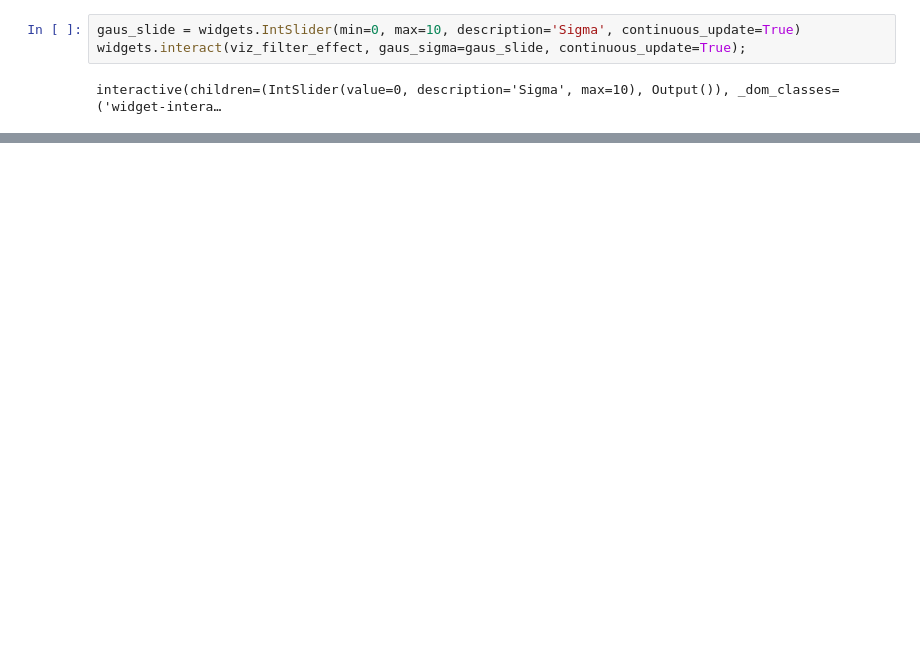
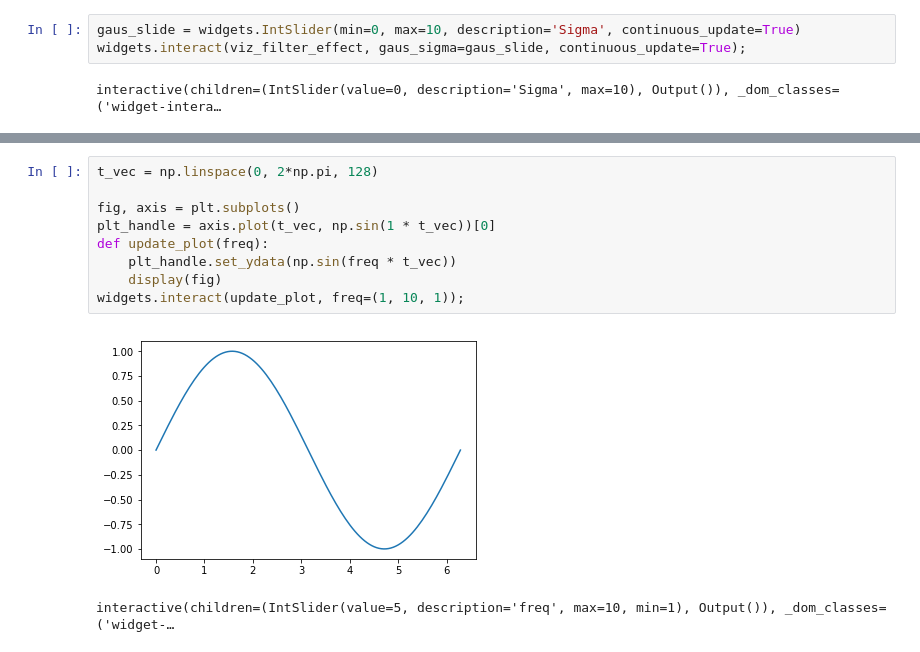
Before and after one commit to pycroscopy/CNMS_UM_2018_SPIMA, a Jupyter notebook: 09_Interactive_Visualizer.ipynb, the cells around one changed output, grey strips where cells are left out. Drawn from its saved outputs; the diff is of its cells as text; blank space fills up the shorter version.

```diff
--- a/09_Interactive_Visualizer.ipynb
+++ b/09_Interactive_Visualizer.ipynb
@@ -187,0 +241,12 @@ interactive(children=(IntSlider(value=5, description='sigma', max=10, min=1), Ou
+# %%
+t_vec = np.linspace(0, 2*np.pi, 128)
+
+fig, axis = plt.subplots()
+plt_handle = axis.plot(t_vec, np.sin(1 * t_vec))[0]
+def update_plot(freq):
+    plt_handle.set_ydata(np.sin(freq * t_vec))
+    display(fig)
+widgets.interact(update_plot, freq=(1, 10, 1));
+# %% [output]
+[figure, added]
+interactive(children=(IntSlider(value=5, description='freq', max=10, min=1), Output()), _dom_classes=('widget-…
```
Also changed, not shown: parts of 24 cells of this notebook.
